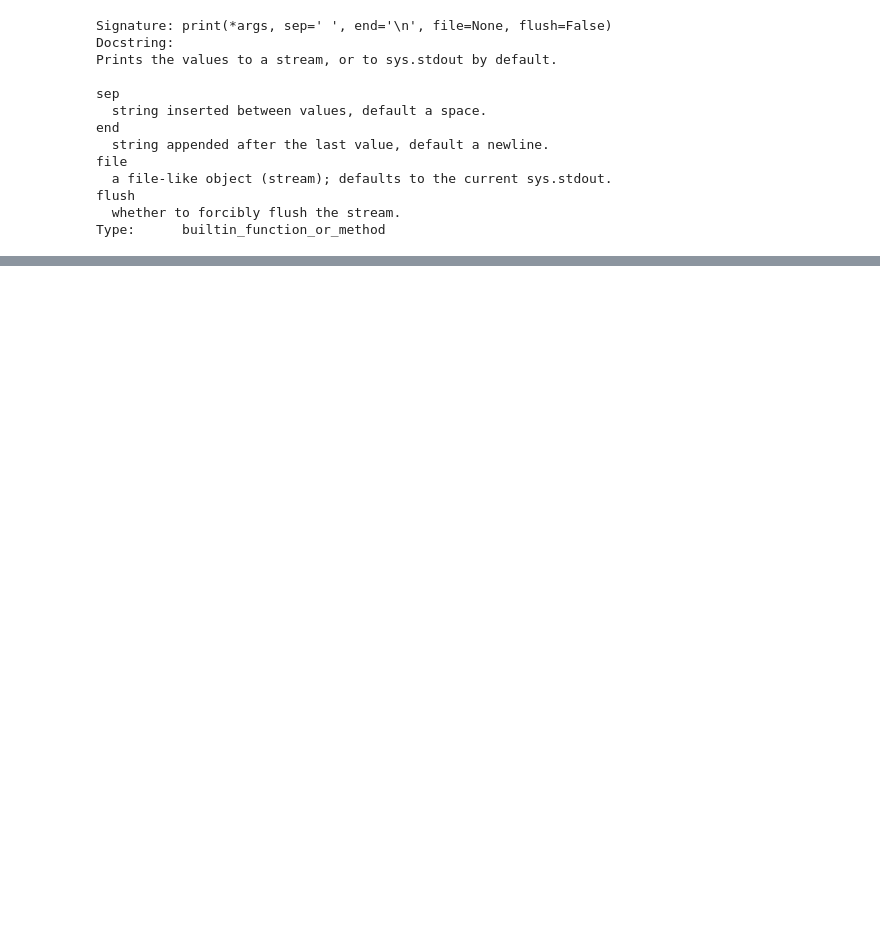
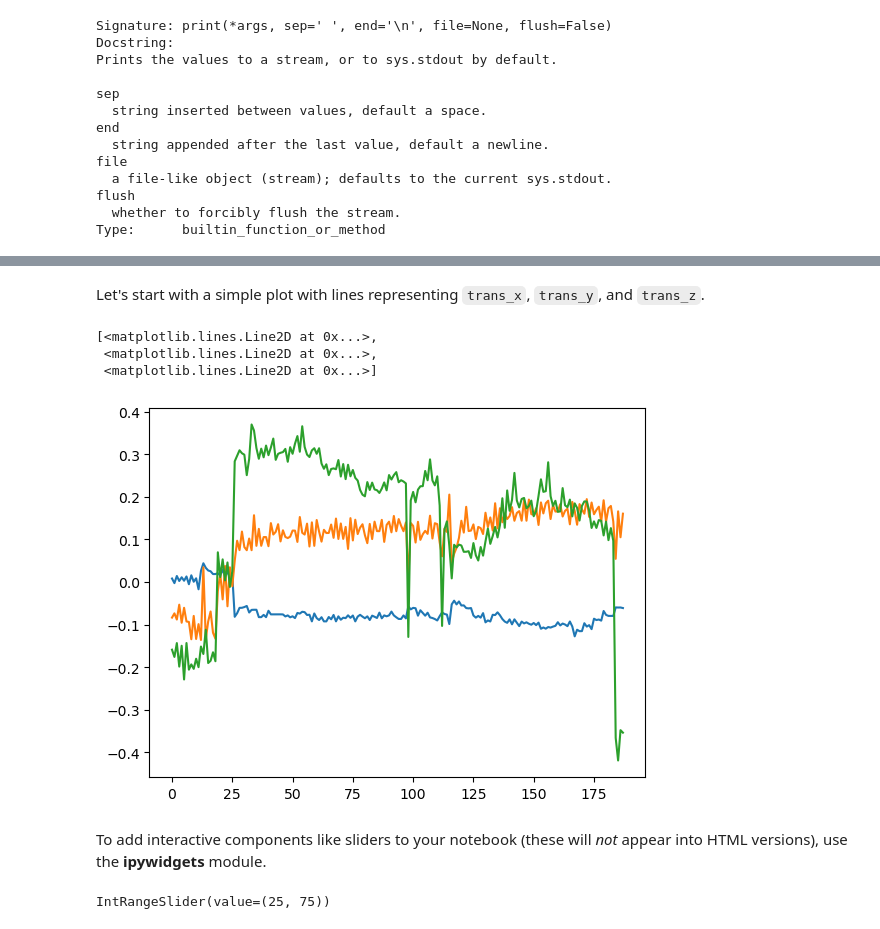
Before and after one commit to wintere/introhpc-archive, a Jupyter notebook: jupyterlab/notebooks/jupyter_intro.ipynb, the cells around one changed output, grey strips where cells are left out. Drawn from its saved outputs; the diff is of its cells as text; code cells hidden in the pictures; blank space fills up the shorter version.

```diff
--- a/jupyterlab/notebooks/jupyter_intro.ipynb
+++ b/jupyterlab/notebooks/jupyter_intro.ipynb
@@ -787,0 +406,2 @@ srun test.sb.2
+# %%
+our_data = pd.read_csv("movement.csv")
@@ -787,0 +441,11 @@ srun test.sb.2
+# %% [markdown]
+Let's start with a simple plot with lines representing `trans_x`, `trans_y`, and `trans_z`.
+# %%
+plt.plot(our_data)
+# %% [output]
+[<matplotlib.lines.Line2D at 0x...>,
+ <matplotlib.lines.Line2D at 0x...>,
+ <matplotlib.lines.Line2D at 0x...>]
+[figure, added]
+# %% [markdown]
+To add interactive components like sliders to your notebook (these will *not* appear into HTML versions), use the **ipywidgets** module.
@@ -787,0 +454,4 @@ srun test.sb.2
+# %%
+ipywidgets.widgets.IntRangeSlider()
+# %% [output]
+IntRangeSlider(value=(25, 75))
```
Also changed, not shown: parts of 229 cells of this notebook, 7 other files.
